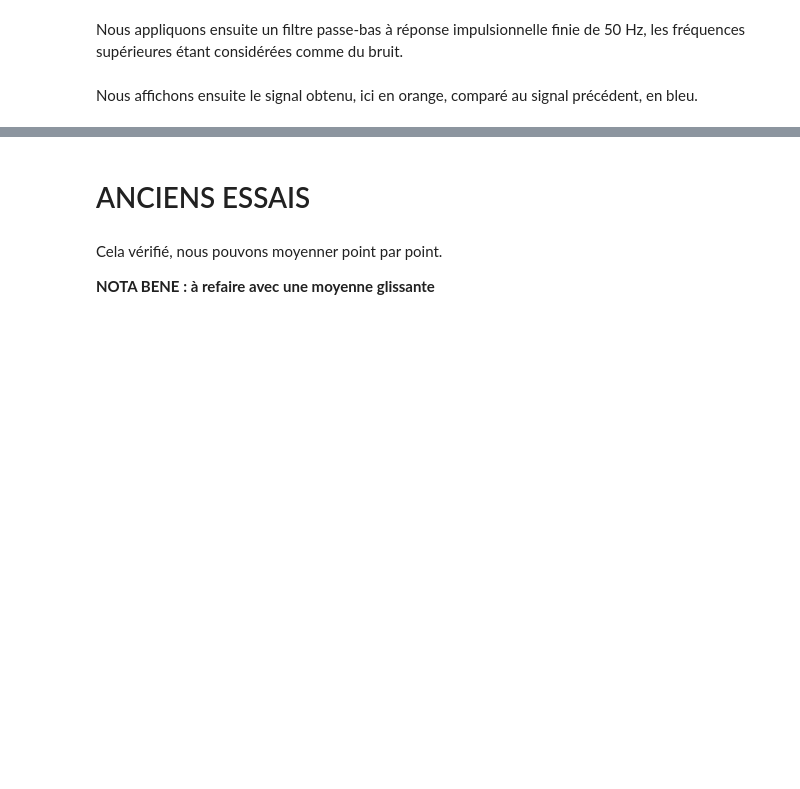
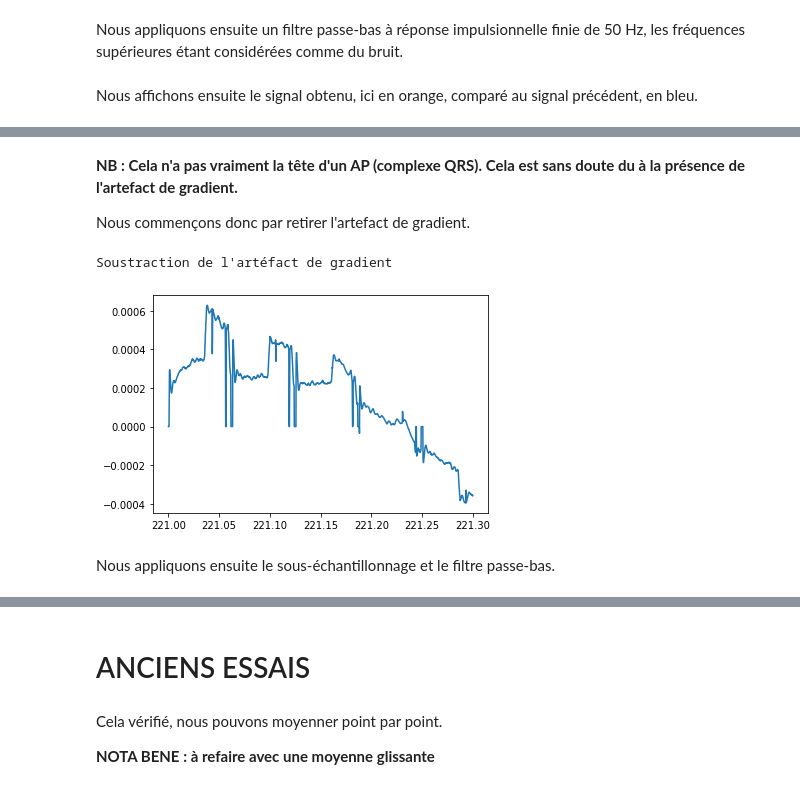
Before and after one commit to MaximeCaute/TraitementSignauxEEG, a Jupyter notebook: Notebooks/PreTraitementDonnees.ipynb, the cells around one changed output, grey strips where cells are left out. Saved outputs shown, nothing was run; the diff lists cells and outputs as text; code cells hidden in the pictures; blank space fills up the shorter version.

```diff
--- a/Notebooks/PreTraitementDonnees.ipynb
+++ b/Notebooks/PreTraitementDonnees.ipynb
@@ -236,0 +363,20 @@ plt.show()
+# %% [markdown]
+**NB : Cela n'a pas vraiment la tête d'un AP (complexe QRS). Cela est sans doute du à la présence de l'artefact de gradient.**
+
+Nous commençons donc par retirer l'artefact de gradient.
+# %%
+marker_period = get_gradient_artifact_marker_period(annotations)
+
+cleaned_ecg_data,cleaned_time = clean_gradient(ecg_data, raw_time, 21, marker_period)
+
+
+s=1000000
+size = 1500
+print("Soustraction de l'artéfact de gradient")
+plt.plot(cleaned_time[s:s+size], cleaned_ecg_data[s:s+size])
+plt.show()
+# %% [output]
+Soustraction de l'artéfact de gradient
+[figure, added]
+# %% [markdown]
+Nous appliquons ensuite le sous-échantillonnage et le filtre passe-bas.
```
Also changed, not shown: parts of 27 cells of this notebook.
